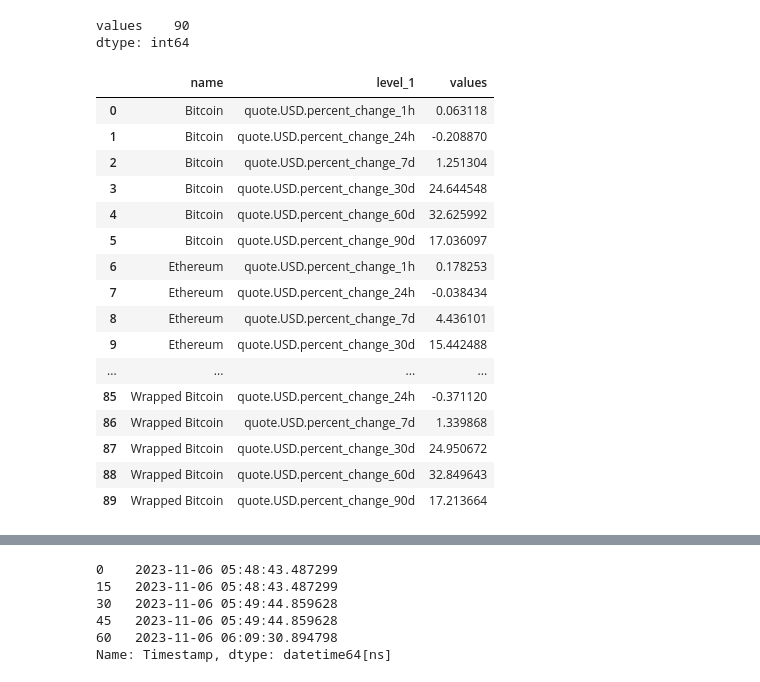
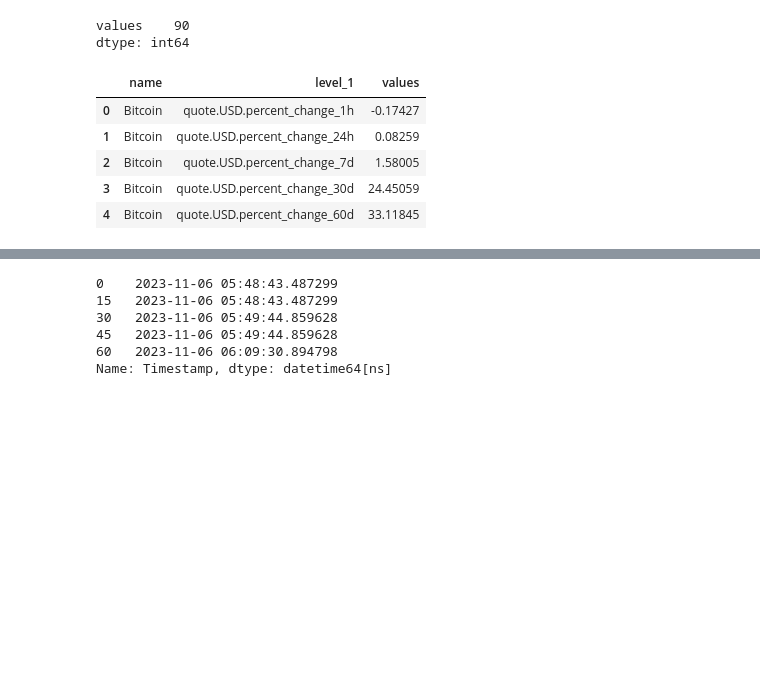
Before and after one commit to cherylxlee/Analysis_Projects, a Jupyter notebook: Crypto API Automation.ipynb, the cells around one changed output, grey strips where cells are left out. Saved outputs shown, nothing was run; the diff lists cells and outputs as text; code cells hidden in the pictures; blank space fills up the shorter version.

```diff
--- a/Crypto API Automation.ipynb
+++ b/Crypto API Automation.ipynb
@@ -232,25 +182,14 @@ dtype: int64
 # %%
 index = pd.Index(range(90))
 
 df6 = df5.reset_index()
-df6
+df6.head()
 # %% [output]
 |  | name | level_1 | values |
-| 0 | Bitcoin | quote.USD.percent_change_1h | 0.063118 |
-| 1 | Bitcoin | quote.USD.percent_change_24h | -0.208870 |
-| 2 | Bitcoin | quote.USD.percent_change_7d | 1.251304 |
-| 3 | Bitcoin | quote.USD.percent_change_30d | 24.644548 |
-| 4 | Bitcoin | quote.USD.percent_change_60d | 32.625992 |
-| 5 | Bitcoin | quote.USD.percent_change_90d | 17.036097 |
-| 6 | Ethereum | quote.USD.percent_change_1h | 0.178253 |
-| 7 | Ethereum | quote.USD.percent_change_24h | -0.038434 |
-| 8 | Ethereum | quote.USD.percent_change_7d | 4.436101 |
-| 9 | Ethereum | quote.USD.percent_change_30d | 15.442488 |
-| ... | ... | ... | ... |
-| 85 | Wrapped Bitcoin | quote.USD.percent_change_24h | -0.371120 |
-| 86 | Wrapped Bitcoin | quote.USD.percent_change_7d | 1.339868 |
-| 87 | Wrapped Bitcoin | quote.USD.percent_change_30d | 24.950672 |
-| 88 | Wrapped Bitcoin | quote.USD.percent_change_60d | 32.849643 |
-| 89 | Wrapped Bitcoin | quote.USD.percent_change_90d | 17.213664 |
+| 0 | Bitcoin | quote.USD.percent_change_1h | -0.17427 |
+| 1 | Bitcoin | quote.USD.percent_change_24h | 0.08259 |
+| 2 | Bitcoin | quote.USD.percent_change_7d | 1.58005 |
+| 3 | Bitcoin | quote.USD.percent_change_30d | 24.45059 |
+| 4 | Bitcoin | quote.USD.percent_change_60d | 33.11845 |
 # %%
 df7 = df6.rename(columns={'level_1': 'percent_change'})
```
Also changed, not shown: parts of 14 cells of this notebook.
